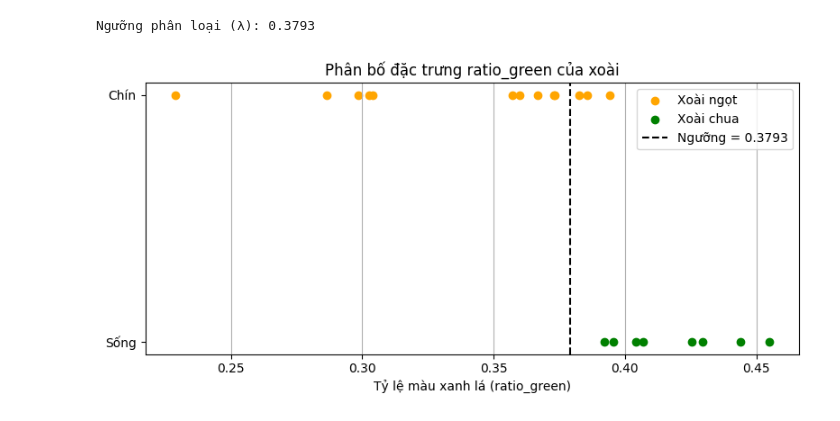
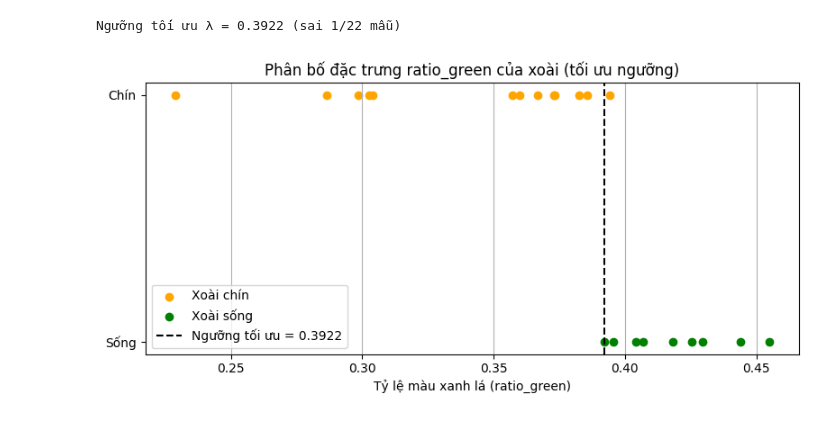
Before and after one commit to MacPhuPhong/ML, a Jupyter notebook: pred_mango/model2.ipynb, the cells around one changed output. Saved outputs shown, nothing was run; the diff lists cells and outputs as text; code cells hidden in the pictures.

```diff
--- a/pred_mango/model2.ipynb
+++ b/pred_mango/model2.ipynb
@@ -8,56 +8,66 @@ import os
 base_dir = "/media/pphong/D:/ML & DL/ML/pred_mango/image_tachnen"
 
 # Lưu giá trị ratio_green theo nhãn
-green_ratios = {"ngot": [], "chua": []}
+green_ratios = {"chin": [], "song": []}
 
 # === TÍNH ratio_green CHO TỪNG ẢNH ===
-for label in ["ngot", "chua"]:
+for label in ["chin", "song"]:
     folder_path = os.path.join(base_dir, label)
     for fname in os.listdir(folder_path):
         if not fname.lower().endswith(('.jpg', '.png', '.jpeg')):
             continue
 
-        # Đọc ảnh và chuyển sang RGB
         img = Image.open(os.path.join(folder_path, fname)).convert("RGB")
         img_np = np.array(img)
 
-        # Mask để chỉ giữ vùng chứa xoài (loại bỏ nền đen)
+        # Bỏ nền đen
         mask = np.any(img_np > [0, 0, 0], axis=-1)
 
-        # Tách 3 kênh màu trong vùng có xoài
         R = img_np[:, :, 0][mask]
         G = img_np[:, :, 1][mask]
         B = img_np[:, :, 2][mask]
 
         if R.size > 0:
             sumR = np.sum(R)
             sumG = np.sum(G)
             sumB = np.sum(B)
-            ratio_green = sumG / (sumR + sumG + sumB)  # theo công thức trong đề
+            ratio_green = sumG / (sumR + sumG + sumB)
             green_ratios[label].append(ratio_green)
 
-# === TÍNH NGƯỠNG PHÂN LOẠI ===
-mean_ngot = np.mean(green_ratios["ngot"])
-mean_chua = np.mean(green_ratios["chua"])
-lamda = (mean_ngot + mean_chua) / 2
+# === GỘP DỮ LIỆU VÀ NHÃN ===
+ratios = np.array(green_ratios["chin"] + green_ratios["song"])
+labels = np.array([1]*len(green_ratios["chin"]) + [0]*len(green_ratios["song"]))  # 1=chín, 0=sống
 
-print(f"Ngưỡng phân loại (λ): {lamda:.4f}")
+# === TÌM NGƯỠNG TỐI ƯU (minimize classification error) ===
+sorted_ratios = np.sort(ratios)
+best_lambda = None
+min_error = 1e9
+
+for t in sorted_ratios:
+    preds = (ratios < t).astype(int)   # nếu ratio nhỏ → chín, lớn → sống
+    error = np.sum(preds != labels)
+    if error < min_error:
+        min_error = error
+        best_lambda = t
+
+lamda = best_lambda
+print(f"Ngưỡng tối ưu λ = {lamda:.4f} (sai {min_error}/{len(ratios)} mẫu)")
 
 # === VẼ BIỂU ĐỒ ===
 plt.figure(figsize=(8,4))
-plt.scatter(green_ratios["ngot"], [1]*len(green_ratios["ngot"]),
+plt.scatter(green_ratios["chin"], [1]*len(green_ratios["chin"]),
             color="orange", label="Xoài chín")
-plt.scatter(green_ratios["chua"], [0]*len(green_ratios["chua"]),
-            color="green", label="Xoài Sống")
+plt.scatter(green_ratios["song"], [0]*len(green_ratios["song"]),
+            color="green", label="Xoài sống")
 
-plt.axvline(x=lamda, color='black', linestyle='--', label=f'Ngưỡng = {lamda:.4f}')
+plt.axvline(x=lamda, color='black', linestyle='--', label=f'Ngưỡng tối ưu = {lamda:.4f}')
 plt.yticks([0,1], ["Sống","Chín"])
 plt.xlabel("Tỷ lệ màu xanh lá (ratio_green)")
-plt.title("Phân bố đặc trưng ratio_green của xoài")
+plt.title("Phân bố đặc trưng ratio_green của xoài (tối ưu ngưỡng)")
 plt.legend()
 plt.grid(True, axis="x")
 plt.tight_layout()
 plt.show()
 # %% [output]
-Ngưỡng phân loại (λ): 0.3793
+Ngưỡng tối ưu λ = 0.3922 (sai 1/22 mẫu)
-[figure, old version]
+[figure, new version]
```
Also changed, not shown: parts of 1 cell of this notebook.
